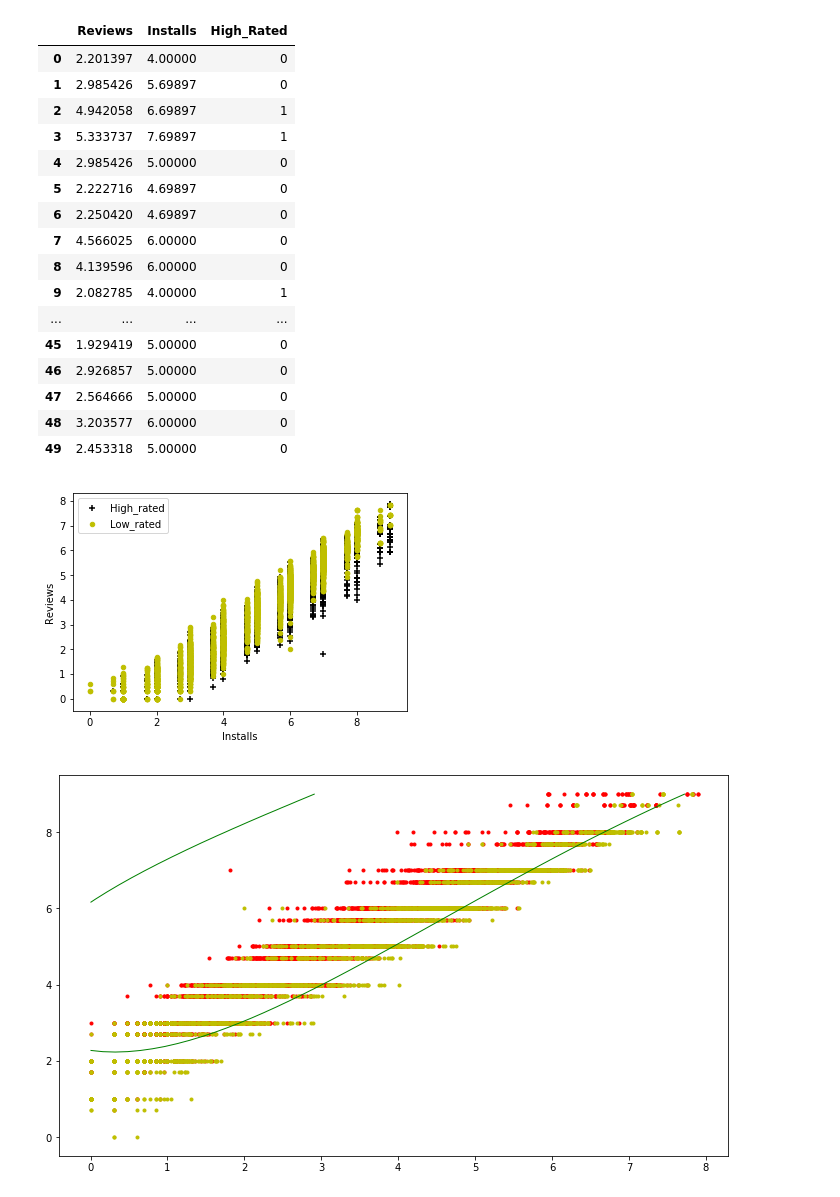
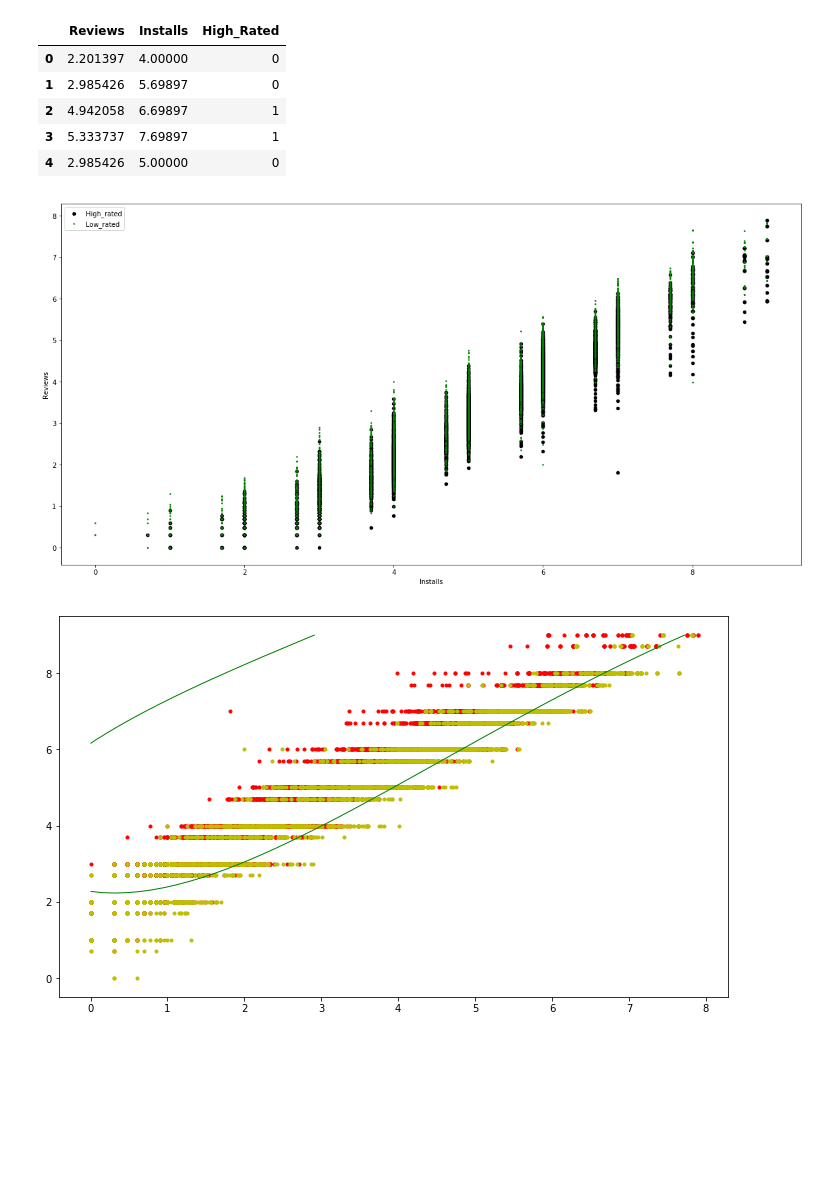
Before and after one commit to Filinouns/AAMD, a Jupyter notebook: PF/Finalisima.ipynb, the cells around one changed output. Cells and saved outputs as stored; diff of their text form; code cells hidden in the pictures; blank space fills up the shorter version.

```diff
--- a/PF/Finalisima.ipynb
+++ b/PF/Finalisima.ipynb
@@ -160,0 +141,8 @@ memory usage: 219.5 KB
+# %%
+d = read_csv('data/googleplaystore.csv')
+d = d.dropna()
+
+d = transform_data(d)
+d = d.reset_index(drop=True)
+
+d.head()
@@ -187,5 +252,5 @@ plt.savefig('High_rated and Low_rated.png')
 # %%
-d.head(50)
+d.head()
 # %% [output]
 |  | Reviews | Installs | High_Rated |
 | 0 | 2.201397 | 4.00000 | 0 |
@@ -193,48 +258,37 @@ d.head(50)
 | 2 | 4.942058 | 6.69897 | 1 |
 | 3 | 5.333737 | 7.69897 | 1 |
 | 4 | 2.985426 | 5.00000 | 0 |
-| 5 | 2.222716 | 4.69897 | 0 |
-| 6 | 2.250420 | 4.69897 | 0 |
-| 7 | 4.566025 | 6.00000 | 0 |
-| 8 | 4.139596 | 6.00000 | 0 |
-| 9 | 2.082785 | 4.00000 | 1 |
-| ... | ... | ... | ... |
-| 45 | 1.929419 | 5.00000 | 0 |
-| 46 | 2.926857 | 5.00000 | 0 |
-| 47 | 2.564666 | 5.00000 | 0 |
-| 48 | 3.203577 | 6.00000 | 0 |
-| 49 | 2.453318 | 5.00000 | 0 |
 # %%
 def dibuja_graf(D, legend, xLabel, yLabel):
-    pos0 = np.where(D["High_Rated"] == 0)
-    pos1 = np.where(D["High_Rated"] == 1)
-
     i = 0
 
     highRatedI = []
     highRatedR = []
     lowRatedI = []
     lowRatedR = []
 
     while i < len(D):
         if(D["High_Rated"][i] == 0):
             lowRatedR.append(D["Reviews"][i])
             lowRatedI.append(D["Installs"][i])
         else:
             highRatedR.append(D["Reviews"][i])
             highRatedI.append(D["Installs"][i])
         i += 1
 
-    plt.scatter(lowRatedI, lowRatedR, marker='+', c = 'k', s=30)
-    plt.scatter(highRatedI, highRatedR, marker='o', c = 'y', s=20)
+    plt.figure(figsize=(20,10))
+    plt.scatter(lowRatedI, lowRatedR, marker='o', c = 'k', s=20)
+    plt.scatter(highRatedI, highRatedR, marker='.', c = 'g', s=10)
     plt.legend(legend)
 
     plt.xlabel(xLabel)
     plt.ylabel(yLabel)
 
+    plt.savefig('Visualization data.png')
+
 dibuja_graf(d, ['High_rated', 'Low_rated'], 'Installs', 'Reviews')
 # %% [output]
-[figure, old version]
+[figure, new version]
 # %%
 # ------------------------------
 # Regresion Logistica
```
Also changed, not shown: parts of 9 cells of this notebook.
